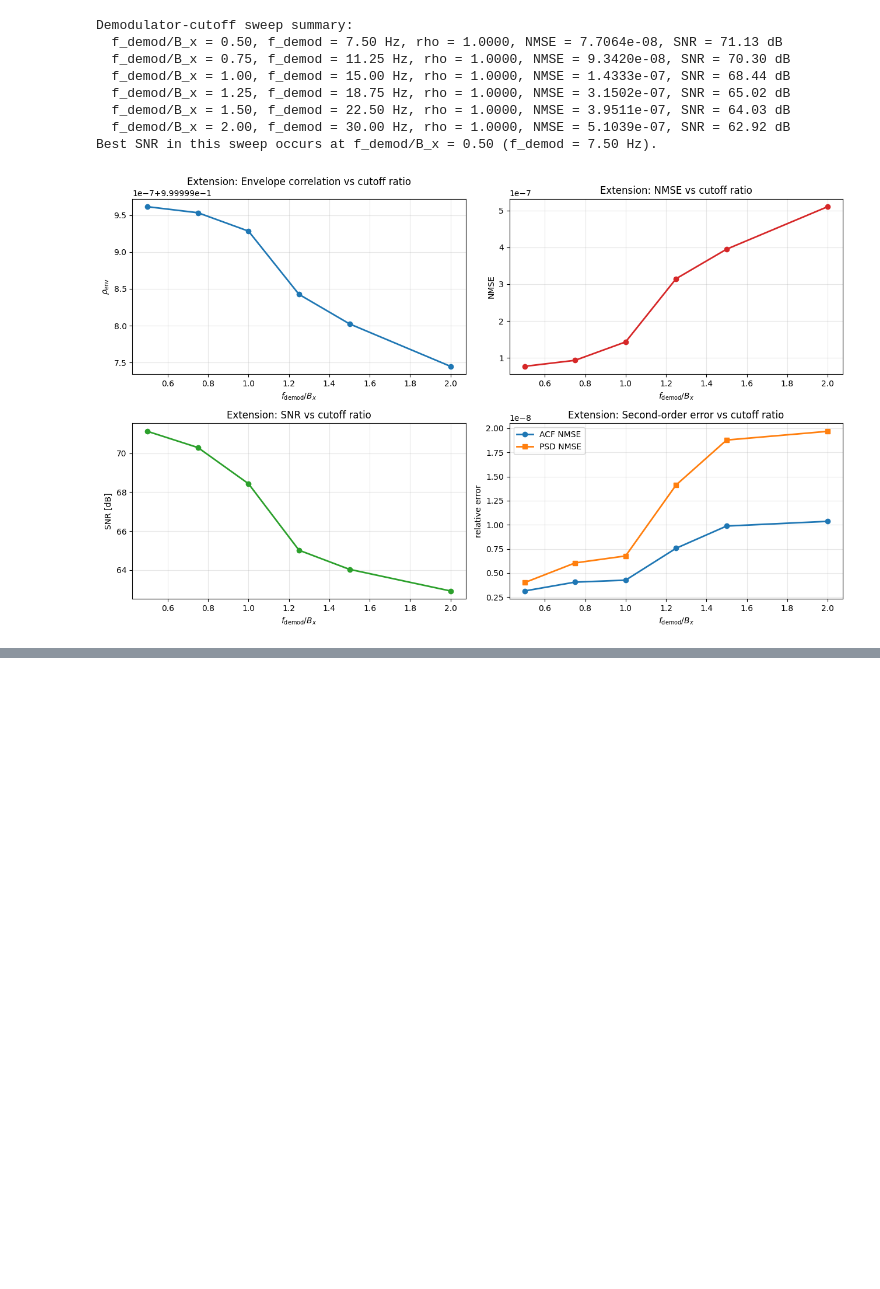
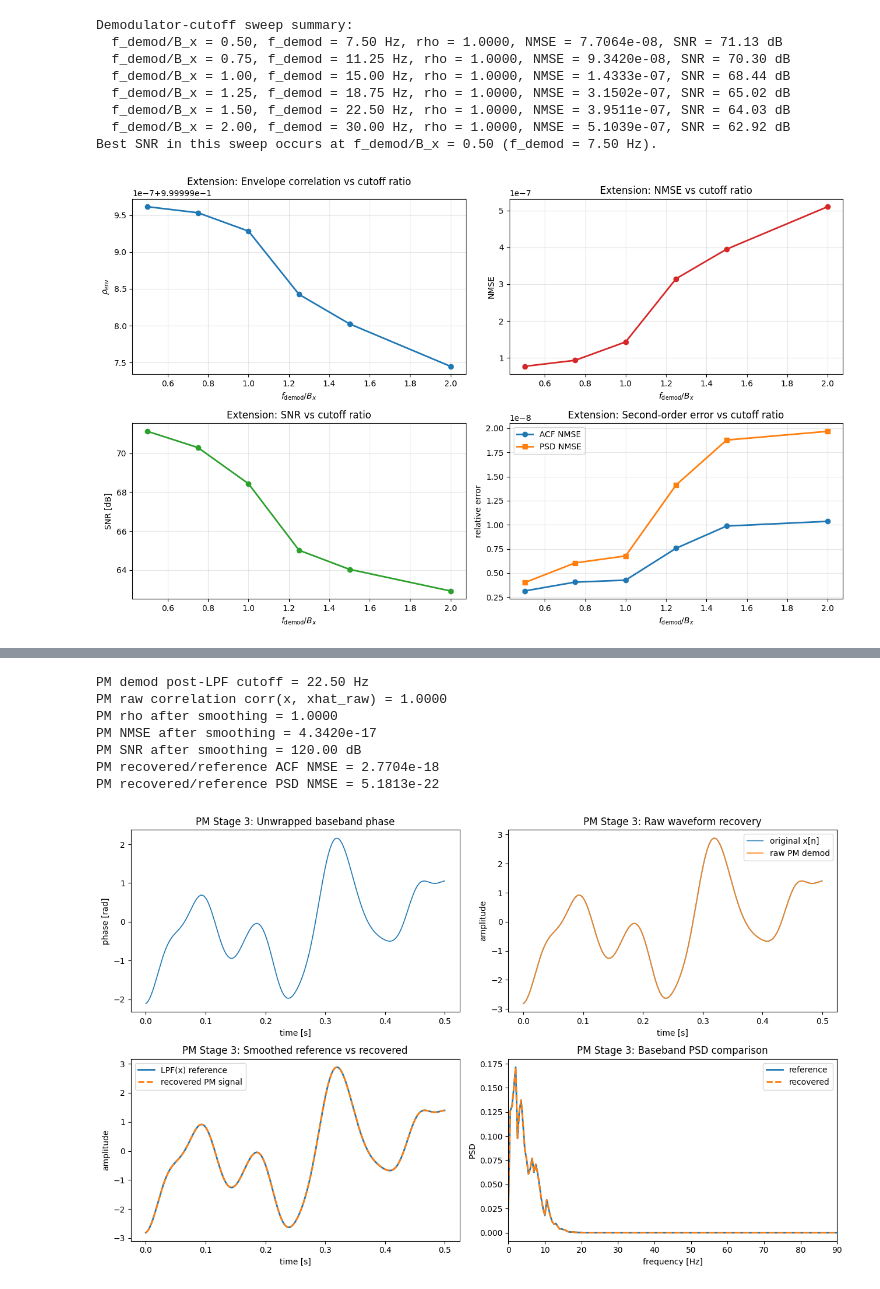
Before and after one commit to almondsun/signal-theory, a Jupyter notebook: workshops/03-envelope/gaussian-mod.ipynb, the cells around one changed output, grey strips where cells are left out. Drawn from its saved outputs; the diff is of its cells as text; code cells hidden in the pictures; blank space fills up the shorter version.

```diff
--- a/workshops/03-envelope/gaussian-mod.ipynb
+++ b/workshops/03-envelope/gaussian-mod.ipynb
@@ -1294,0 +1562,70 @@ Best SNR in this sweep occurs at f_demod/B_x = 0.50 (f_demod = 7.50 Hz).
+# %%
+pm_stage3["analytic_y"] = pm_result["analytic_y"]
+pm_stage3["instantaneous_phase"] = pm_result["instantaneous_phase"]
+pm_stage3["baseband_phase"] = pm_result["baseband_phase"]
+pm_stage3["recovered_raw"] = pm_result["recovered_raw"]
+pm_stage3["reference"] = pm_result["reference"]
+pm_stage3["recovered"] = pm_result["recovered"]
+pm_stage3["tau_lags"] = pm_result["tau_rec"]
+pm_stage3["acf_ref"] = pm_result["acf_ref"]
+pm_stage3["acf_rec"] = pm_result["acf_rec"]
+pm_stage3["freq_welch"] = pm_result["freq_rec"]
+pm_stage3["psd_ref"] = pm_result["psd_ref"]
+pm_stage3["psd_rec"] = pm_result["psd_rec"]
+pm_stage3["rho"] = pm_result["rho"]
+pm_stage3["nmse"] = pm_result["nmse"]
+pm_stage3["snr_db"] = pm_result["snr_db"]
+pm_stage3["raw_corr"] = pm_result["raw_corr"]
+pm_stage3["post_lpf_hz"] = pm_result["post_lpf_hz"]
+
+print(f"PM demod post-LPF cutoff = {pm_stage3['post_lpf_hz']:.2f} Hz")
+print(f"PM raw correlation corr(x, xhat_raw) = {pm_stage3['raw_corr']:.4f}")
+print(f"PM rho after smoothing = {pm_stage3['rho']:.4f}")
+print(f"PM NMSE after smoothing = {pm_stage3['nmse']:.4e}")
+print(f"PM SNR after smoothing = {pm_stage3['snr_db']:.2f} dB")
+print(f"PM recovered/reference ACF NMSE = {pm_result['acf_nmse']:.4e}")
+print(f"PM recovered/reference PSD NMSE = {pm_result['psd_nmse']:.4e}")
+
+excerpt_samples_pm_rec = max(128, int(0.50 * params["fs"]))
+f_pm_rec_max = min(params["fs"] / 2.0, max(4.0 * pm_stage3["post_lpf_hz"], 40.0))
+
+fig, axes = plt.subplots(2, 2, figsize=(13, 8))
+
+axes[0, 0].plot(pm_result["time_axis"][:excerpt_samples_pm_rec], pm_stage3["baseband_phase"][:excerpt_samples_pm_rec], lw=1.2)
+axes[0, 0].set_title("PM Stage 3: Unwrapped baseband phase")
+axes[0, 0].set_xlabel("time [s]")
+axes[0, 0].set_ylabel("phase [rad]")
+
+axes[0, 1].plot(pm_result["time_axis"][:excerpt_samples_pm_rec], stage1["x"][:excerpt_samples_pm_rec], lw=1.5, alpha=0.7, label="original x[n]")
+axes[0, 1].plot(pm_result["time_axis"][:excerpt_samples_pm_rec], pm_stage3["recovered_raw"][:excerpt_samples_pm_rec], lw=1.2, label="raw PM demod")
+axes[0, 1].set_title("PM Stage 3: Raw waveform recovery")
+axes[0, 1].set_xlabel("time [s]")
+axes[0, 1].set_ylabel("amplitude")
+axes[0, 1].legend()
+
+axes[1, 0].plot(pm_result["time_axis"][:excerpt_samples_pm_rec], pm_stage3["reference"][:excerpt_samples_pm_rec], lw=2.0, label="LPF(x) reference")
+axes[1, 0].plot(pm_result["time_axis"][:excerpt_samples_pm_rec], pm_stage3["recovered"][:excerpt_samples_pm_rec], lw=2.0, ls="--", label="recovered PM signal")
+axes[1, 0].set_title("PM Stage 3: Smoothed reference vs recovered")
+axes[1, 0].set_xlabel("time [s]")
+axes[1, 0].set_ylabel("amplitude")
+axes[1, 0].legend()
+
+axes[1, 1].plot(pm_stage3["freq_welch"], pm_stage3["psd_ref"], lw=2.0, label="reference")
+axes[1, 1].plot(pm_stage3["freq_welch"], pm_stage3["psd_rec"], lw=2.0, ls="--", label="recovered")
+axes[1, 1].set_title("PM Stage 3: Baseband PSD comparison")
+axes[1, 1].set_xlabel("frequency [Hz]")
+axes[1, 1].set_ylabel("PSD")
+axes[1, 1].set_xlim(0.0, f_pm_rec_max)
+axes[1, 1].legend()
+
+plt.tight_layout()
+plt.show()
+# %% [output]
+PM demod post-LPF cutoff = 22.50 Hz
+PM raw correlation corr(x, xhat_raw) = 1.0000
+PM rho after smoothing = 1.0000
+PM NMSE after smoothing = 4.3420e-17
+PM SNR after smoothing = 120.00 dB
+PM recovered/reference ACF NMSE = 2.7704e-18
+PM recovered/reference PSD NMSE = 5.1813e-22
+[figure, added]
```
Also changed, not shown: parts of 5 cells of this notebook.
